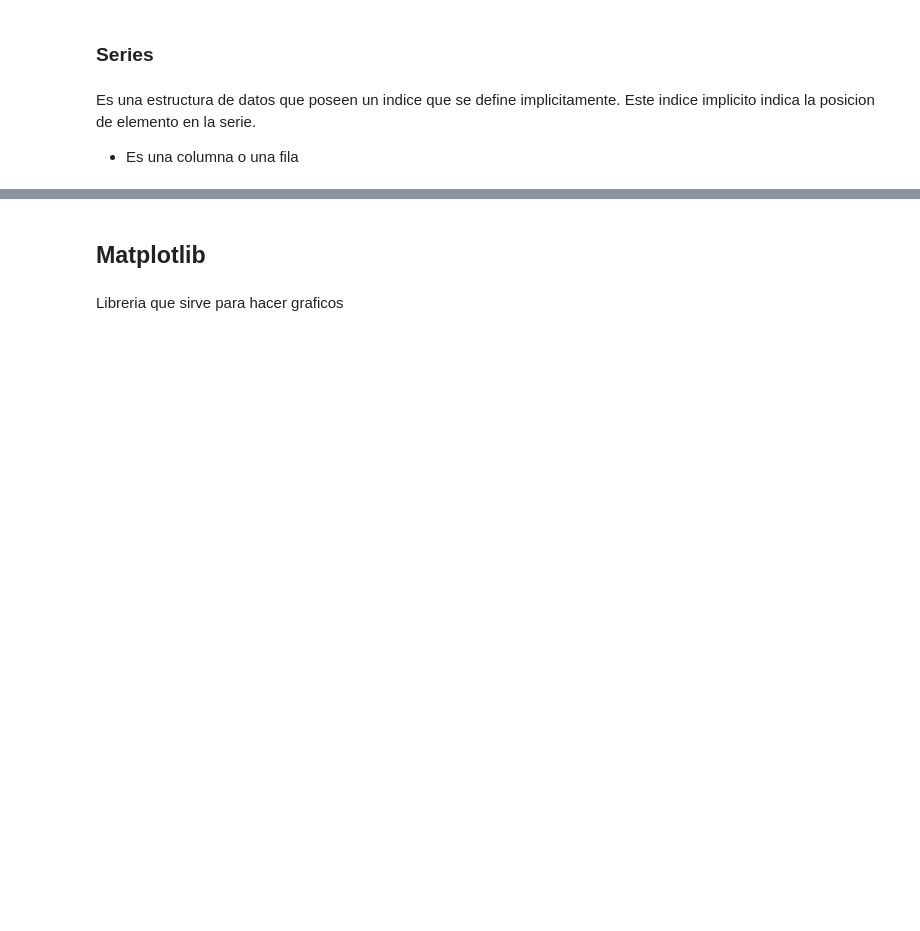
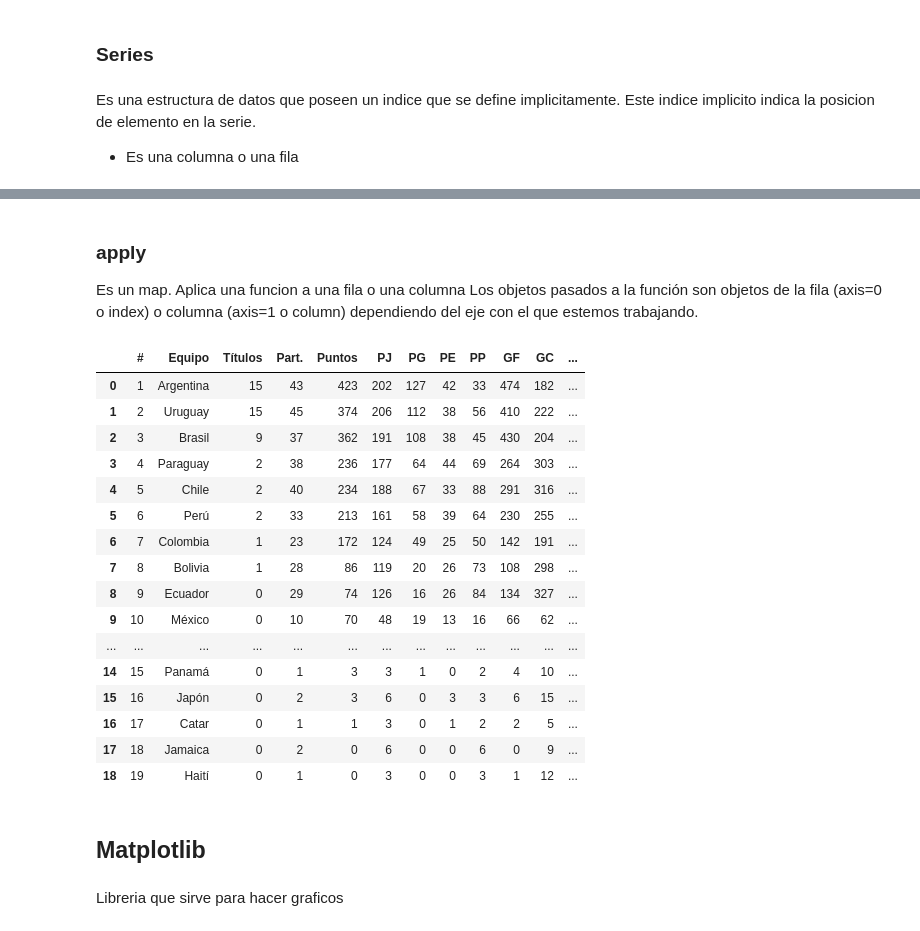
Before and after one commit to Francogrch/Python2023, a Jupyter notebook: Notas/Notas_jupyter.ipynb, the cells around one changed output, grey strips where cells are left out. Saved outputs shown, nothing was run; the diff lists cells and outputs as text; code cells hidden in the pictures; blank space fills up the shorter version.

```diff
--- a/Notas/Notas_jupyter.ipynb
+++ b/Notas/Notas_jupyter.ipynb
@@ -707,0 +711,4 @@ top_3['Pyton'] #27.27
+# %%
+import pandas as pd
+url = "https://es.wikipedia.org/wiki/Copa_Am%C3%A9rica"
+result = pd.read_html(url) #Lista de DataFrames
@@ -707,0 +787,5 @@ top_3['Pyton'] #27.27
+# %% [markdown]
+### apply
+Es un map. Aplica una funcion a una fila o una columna
+Los objetos pasados a la función son objetos de la fila (axis=0 o index) o columna (axis=1 o
+column) dependiendo del eje con el que estemos trabajando.
@@ -708,3 +794,25 @@ top_3['Pyton'] #27.27
+# %%
+tabla_h = result[4]
+tabla_h.sum() #suma todas las columnas
+tabla_h["Dif_en_num"] = tabla_h["Dif."].apply(lambda x: int(x[1:]) if x[0]=="+" else (-1)*int(x[1:])) #Agrego una columna
+# %% [output]
+|  | # | Equipo | Títulos | Part. | Puntos | PJ | PG | PE | PP | GF | GC | ... |
+| 0 | 1 | Argentina | 15 | 43 | 423 | 202 | 127 | 42 | 33 | 474 | 182 | ... |
+| 1 | 2 | Uruguay | 15 | 45 | 374 | 206 | 112 | 38 | 56 | 410 | 222 | ... |
+| 2 | 3 | Brasil | 9 | 37 | 362 | 191 | 108 | 38 | 45 | 430 | 204 | ... |
+| 3 | 4 | Paraguay | 2 | 38 | 236 | 177 | 64 | 44 | 69 | 264 | 303 | ... |
+| 4 | 5 | Chile | 2 | 40 | 234 | 188 | 67 | 33 | 88 | 291 | 316 | ... |
+| 5 | 6 | Perú | 2 | 33 | 213 | 161 | 58 | 39 | 64 | 230 | 255 | ... |
+| 6 | 7 | Colombia | 1 | 23 | 172 | 124 | 49 | 25 | 50 | 142 | 191 | ... |
+| 7 | 8 | Bolivia | 1 | 28 | 86 | 119 | 20 | 26 | 73 | 108 | 298 | ... |
+| 8 | 9 | Ecuador | 0 | 29 | 74 | 126 | 16 | 26 | 84 | 134 | 327 | ... |
+| 9 | 10 | México | 0 | 10 | 70 | 48 | 19 | 13 | 16 | 66 | 62 | ... |
+| ... | ... | ... | ... | ... | ... | ... | ... | ... | ... | ... | ... | ... |
+| 14 | 15 | Panamá | 0 | 1 | 3 | 3 | 1 | 0 | 2 | 4 | 10 | ... |
+| 15 | 16 | Japón | 0 | 2 | 3 | 6 | 0 | 3 | 3 | 6 | 15 | ... |
+| 16 | 17 | Catar | 0 | 1 | 1 | 3 | 0 | 1 | 2 | 2 | 5 | ... |
+| 17 | 18 | Jamaica | 0 | 2 | 0 | 6 | 0 | 0 | 6 | 0 | 9 | ... |
+| 18 | 19 | Haití | 0 | 1 | 0 | 3 | 0 | 0 | 3 | 1 | 12 | ... |
 # %% [markdown]
 ## Matplotlib
 # %% [markdown]
```
Also changed, not shown: parts of 8 cells of this notebook.
